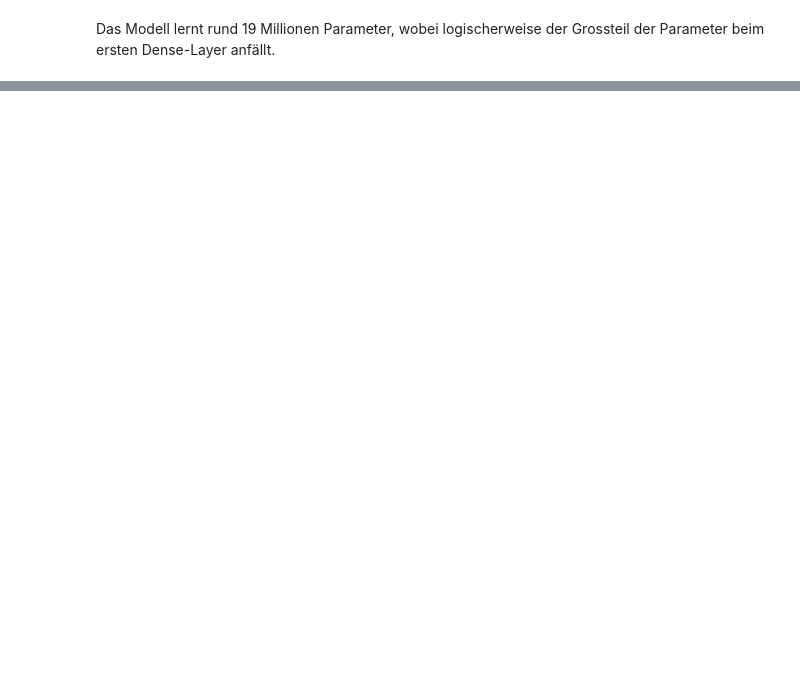
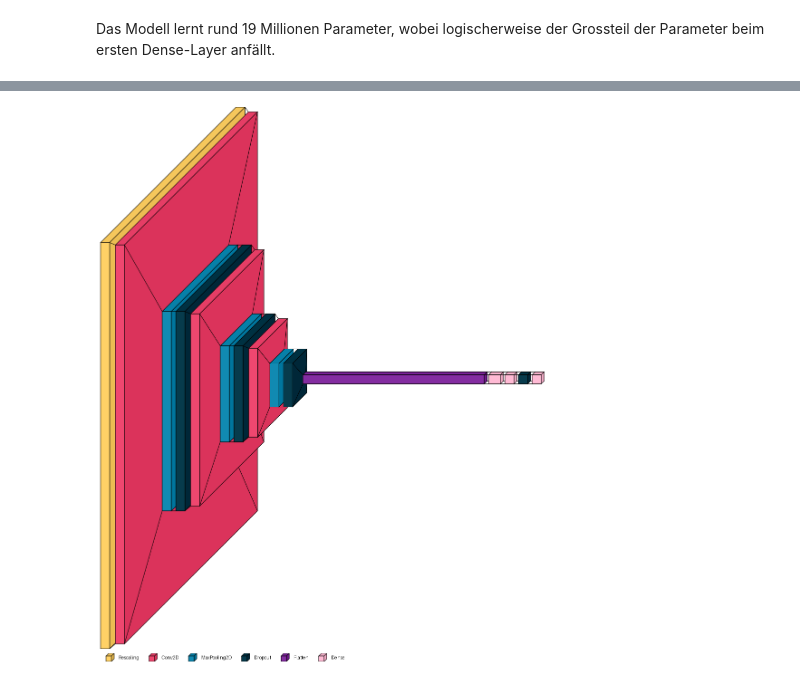
Before and after one commit to LeonidWouters/Brain_Tumor_Recognition, a Jupyter notebook: Eigenes_Modell.ipynb, the cells around one changed output, grey strips where cells are left out. Saved outputs shown, nothing was run; the diff lists cells and outputs as text; code cells hidden in the pictures; blank space fills up the shorter version.

```diff
--- a/Eigenes_Modell.ipynb
+++ b/Eigenes_Modell.ipynb
@@ -345,0 +358,12 @@ plt.show()
+# %%
+import visualkeras
+from tensorflow.keras.models import load_model
+
+from IPython.display import Image
+# Visualisierung des Modells als PNG speichern
+visualkeras.layered_view(model, legend=True).save('model_visualization.png')
+
+# Bild anzeigen
+Image('model_visualization.png')
+# %% [output]
+[figure, added]
```
Also changed, not shown: parts of 12 cells of this notebook, 1 other file.
